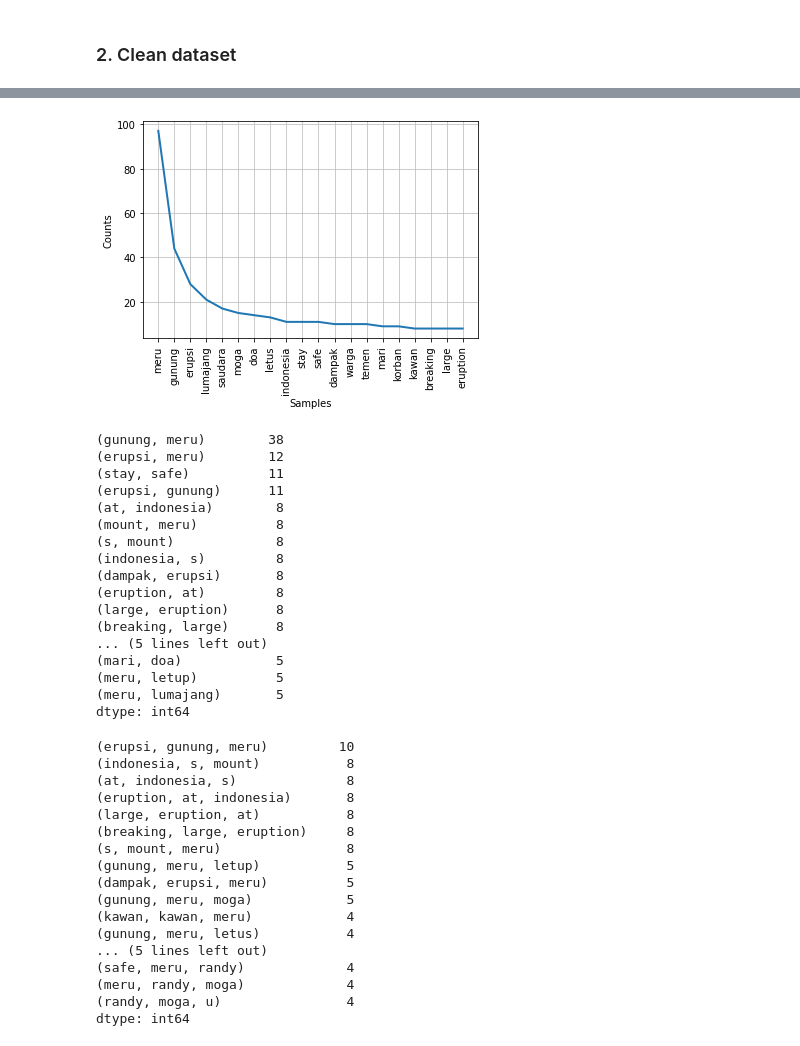
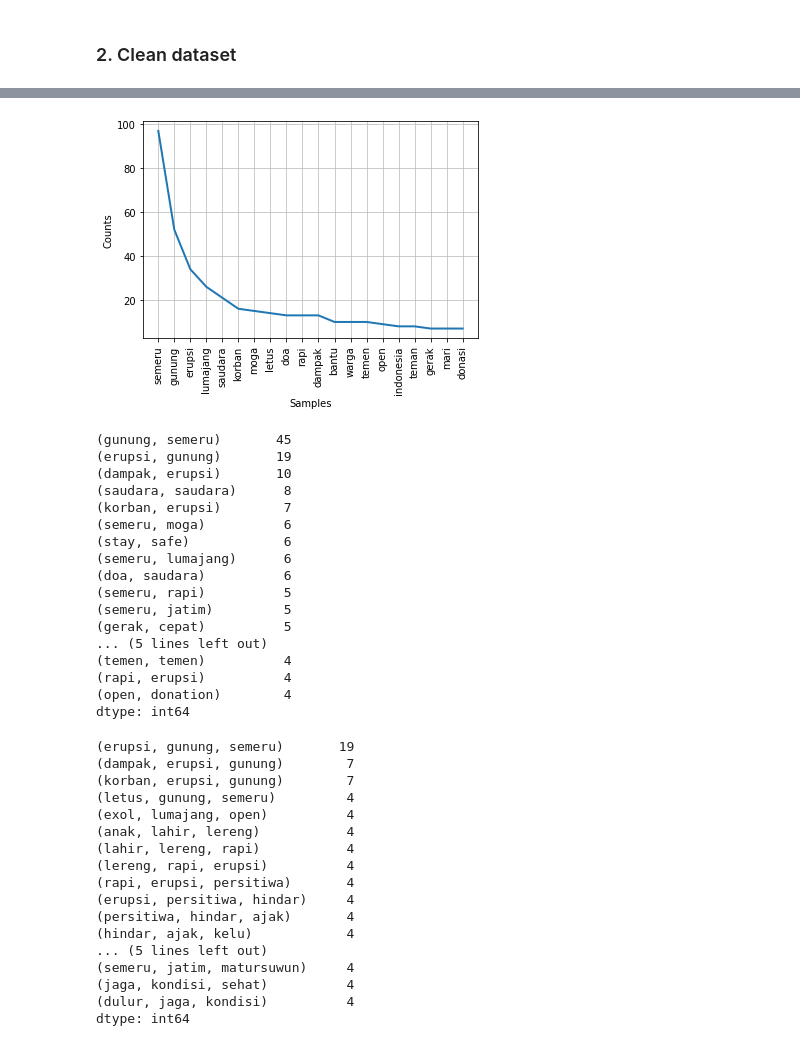
Before and after one commit to mraditya89/data_sains_course, a Jupyter notebook: sandbox/w7d6_practice_1.ipynb, the cells around one changed output, grey strips where cells are left out. Drawn from its saved outputs; the diff is of its cells as text; code cells hidden in the pictures.

```diff
--- a/sandbox/w7d6_practice_1.ipynb
+++ b/sandbox/w7d6_practice_1.ipynb
@@ -66,7 +66,7 @@ df.head()
 # %%
 # remove stop words
 blackList = stopwords.words('indonesian')
-blackList.extend(["yg", "kok", "dg", "ye", "rt"])
+blackList.extend(["yg", "kok", "dg", "ye", "rt", "ya", "drpd", "nya", "amp"])
 # print(type(blackList))
 
 def stopWordRemoval(text):
@@ -104,52 +104,52 @@ df.head()
 # %%
 import matplotlib.pyplot as plt
 
-allTweets = [word for tweet in df["tokenize"] for word in tweet]
+allTweets = [word if word!="meru" else "semeru" for tweet in df["tokenize"] for word in tweet]
 fqdist = FreqDist(allTweets)
 fqdist.plot(20, cumulative=False)
 plt.show()
 # %% [output]
-[figure, old version]
+[figure, new version]
 # %%
 import nltk
 result = pd.Series(nltk.ngrams(allTweets, 2)).value_counts()[:20]
 print(result)
 # %% [output]
-(gunung, meru)        38
-(erupsi, meru)        12
-(stay, safe)          11
-(erupsi, gunung)      11
-(at, indonesia)        8
-(mount, meru)          8
-(s, mount)             8
-(indonesia, s)         8
-(dampak, erupsi)       8
-(eruption, at)         8
-(large, eruption)      8
-(breaking, large)      8
+(gunung, semeru)       45
+(erupsi, gunung)       19
+(dampak, erupsi)       10
+(saudara, saudara)      8
+(korban, erupsi)        7
+(semeru, moga)          6
+(stay, safe)            6
+(semeru, lumajang)      6
+(doa, saudara)          6
+(semeru, rapi)          5
+(semeru, jatim)         5
+(gerak, cepat)          5
 ... (5 lines left out)
-(mari, doa)            5
-(meru, letup)          5
-(meru, lumajang)       5
+(temen, temen)          4
+(rapi, erupsi)          4
+(open, donation)        4
 dtype: int64
 # %%
 result = pd.Series(nltk.ngrams(allTweets, 3)).value_counts()[:20]
 print(result)
 # %% [output]
-(erupsi, gunung, meru)         10
-(indonesia, s, mount)           8
-(at, indonesia, s)              8
-(eruption, at, indonesia)       8
-(large, eruption, at)           8
-(breaking, large, eruption)     8
-(s, mount, meru)                8
-(gunung, meru, letup)           5
-(dampak, erupsi, meru)          5
-(gunung, meru, moga)            5
-(kawan, kawan, meru)            4
-(gunung, meru, letus)           4
+(erupsi, gunung, semeru)       19
+(dampak, erupsi, gunung)        7
+(korban, erupsi, gunung)        7
+(letus, gunung, semeru)         4
+(exol, lumajang, open)          4
+(anak, lahir, lereng)           4
+(lahir, lereng, rapi)           4
+(lereng, rapi, erupsi)          4
+(rapi, erupsi, persitiwa)       4
+(erupsi, persitiwa, hindar)     4
+(persitiwa, hindar, ajak)       4
+(hindar, ajak, kelu)            4
 ... (5 lines left out)
-(safe, meru, randy)             4
-(meru, randy, moga)             4
-(randy, moga, u)                4
+(semeru, jatim, matursuwun)     4
+(jaga, kondisi, sehat)          4
+(dulur, jaga, kondisi)          4
 dtype: int64
```
Also changed, not shown: parts of 5 cells of this notebook.
